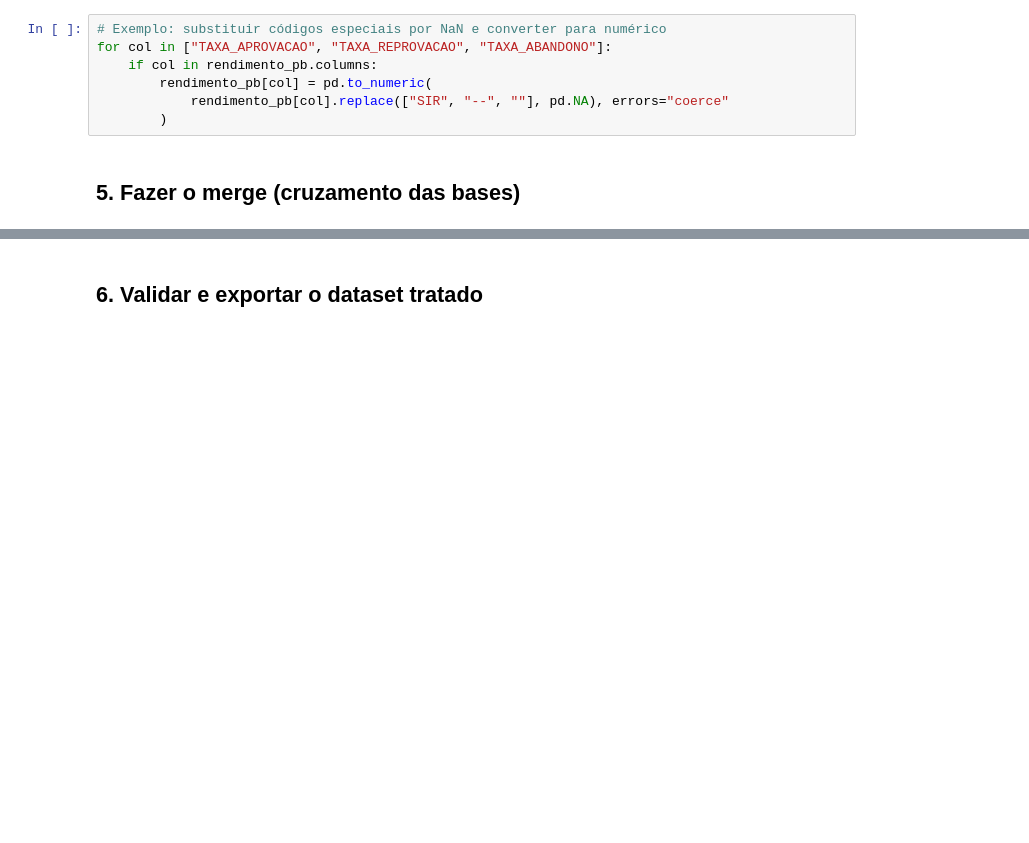
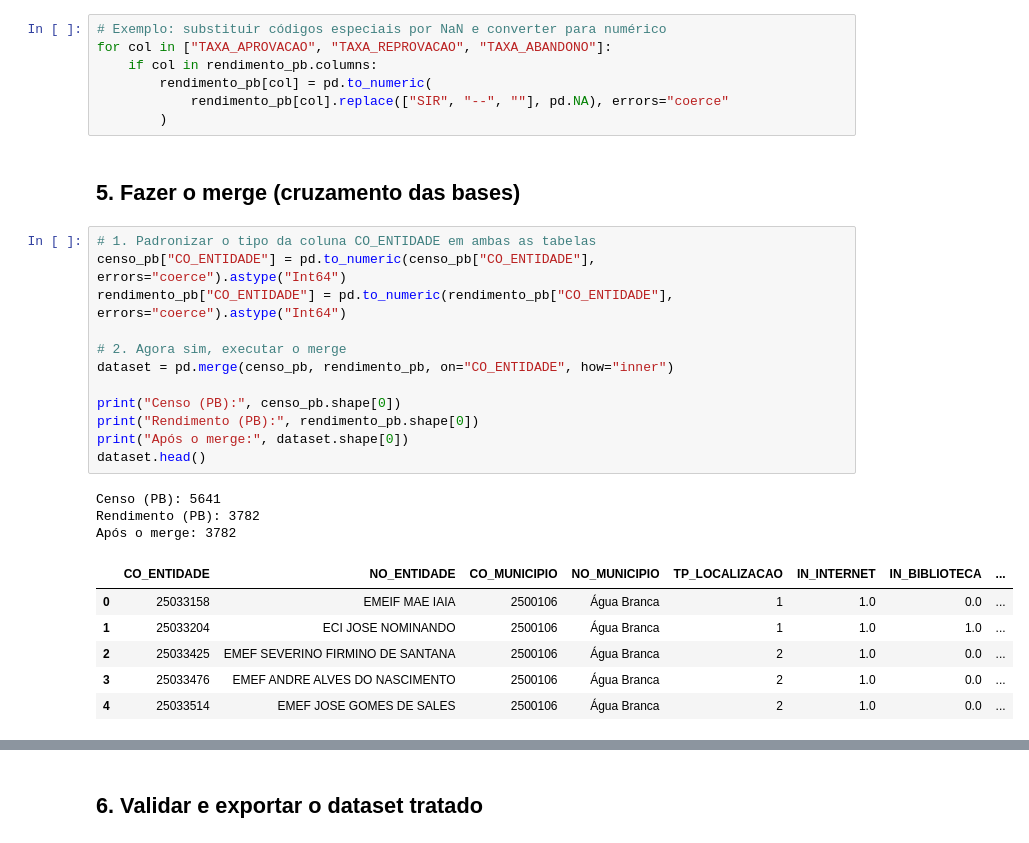
Before and after one commit to GuiiHub/ProjetoAD, a Jupyter notebook: tratamento_cruzamento_dados_.ipynb, the cells around one changed output, grey strips where cells are left out. Saved outputs shown, nothing was run; the diff lists cells and outputs as text; blank space fills up the shorter version.

```diff
--- a/tratamento_cruzamento_dados_.ipynb
+++ b/tratamento_cruzamento_dados_.ipynb
@@ -126,6 +121,28 @@ for col in ["TAXA_APROVACAO", "TAXA_REPROVACAO", "TAXA_ABANDONO"]:
         )
 # %% [markdown]
 ## 5. Fazer o merge (cruzamento das bases)
+# %%
+# 1. Padronizar o tipo da coluna CO_ENTIDADE em ambas as tabelas
+censo_pb["CO_ENTIDADE"] = pd.to_numeric(censo_pb["CO_ENTIDADE"], errors="coerce").astype("Int64")
+rendimento_pb["CO_ENTIDADE"] = pd.to_numeric(rendimento_pb["CO_ENTIDADE"], errors="coerce").astype("Int64")
+
+# 2. Agora sim, executar o merge
+dataset = pd.merge(censo_pb, rendimento_pb, on="CO_ENTIDADE", how="inner")
+
+print("Censo (PB):", censo_pb.shape[0])
+print("Rendimento (PB):", rendimento_pb.shape[0])
+print("Após o merge:", dataset.shape[0])
+dataset.head()
+# %% [output]
+Censo (PB): 5641
+Rendimento (PB): 3782
+Após o merge: 3782
+|  | CO_ENTIDADE | NO_ENTIDADE | CO_MUNICIPIO | NO_MUNICIPIO | TP_LOCALIZACAO | IN_INTERNET | IN_BIBLIOTECA | ... |
+| 0 | 25033158 | EMEIF MAE IAIA | 2500106 | Água Branca | 1 | 1.0 | 0.0 | ... |
+| 1 | 25033204 | ECI JOSE NOMINANDO | 2500106 | Água Branca | 1 | 1.0 | 1.0 | ... |
+| 2 | 25033425 | EMEF SEVERINO FIRMINO DE SANTANA | 2500106 | Água Branca | 2 | 1.0 | 0.0 | ... |
+| 3 | 25033476 | EMEF ANDRE ALVES DO NASCIMENTO | 2500106 | Água Branca | 2 | 1.0 | 0.0 | ... |
+| 4 | 25033514 | EMEF JOSE GOMES DE SALES | 2500106 | Água Branca | 2 | 1.0 | 0.0 | ... |
 # %%
 dataset = pd.merge(censo_pb, rendimento_pb, on="CO_ENTIDADE", how="inner")
 
```
Also changed, not shown: parts of 10 cells of this notebook, 2 other files.
